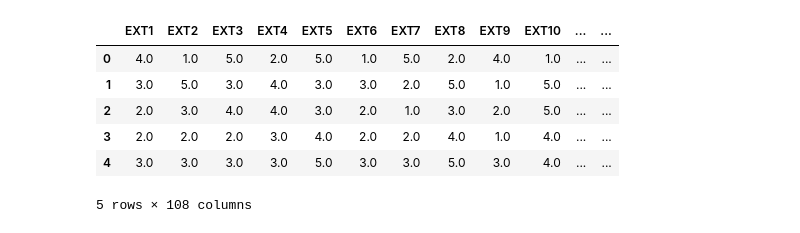
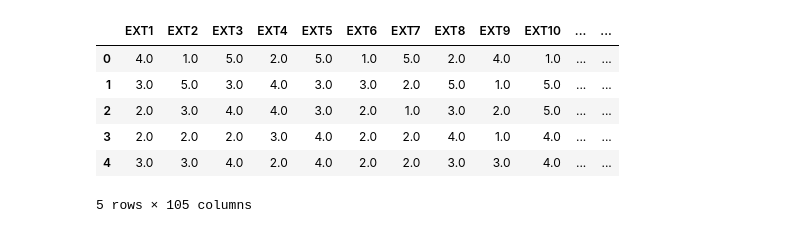
Before and after one commit to Karolina1110/personality_data, a Jupyter notebook: data_analisis.ipynb, the cells around one changed output. Cells and saved outputs as stored; diff of their text form; code cells hidden in the pictures.

```diff
--- a/data_analisis.ipynb
+++ b/data_analisis.ipynb
@@ -5,13 +5,13 @@ import utils
 import seaborn as sn
 import matplotlib.pyplot as plt
 # %%
-data = pd.read_csv('data/results.csv', index_col=0)
+data = pd.read_csv('data/results_fix.csv', index_col=0)
 data.head()
 # %% [output]
 |  | EXT1 | EXT2 | EXT3 | EXT4 | EXT5 | EXT6 | EXT7 | EXT8 | EXT9 | EXT10 | ... | ... |
 | 0 | 4.0 | 1.0 | 5.0 | 2.0 | 5.0 | 1.0 | 5.0 | 2.0 | 4.0 | 1.0 | ... | ... |
 | 1 | 3.0 | 5.0 | 3.0 | 4.0 | 3.0 | 3.0 | 2.0 | 5.0 | 1.0 | 5.0 | ... | ... |
 | 2 | 2.0 | 3.0 | 4.0 | 4.0 | 3.0 | 2.0 | 1.0 | 3.0 | 2.0 | 5.0 | ... | ... |
 | 3 | 2.0 | 2.0 | 2.0 | 3.0 | 4.0 | 2.0 | 2.0 | 4.0 | 1.0 | 4.0 | ... | ... |
-| 4 | 3.0 | 3.0 | 3.0 | 3.0 | 5.0 | 3.0 | 3.0 | 5.0 | 3.0 | 4.0 | ... | ... |
+| 4 | 3.0 | 3.0 | 4.0 | 2.0 | 4.0 | 2.0 | 2.0 | 3.0 | 3.0 | 4.0 | ... | ... |
-5 rows × 108 columns
+5 rows × 105 columns
```
Also changed, not shown: parts of 19 cells of this notebook, 6 other files.
